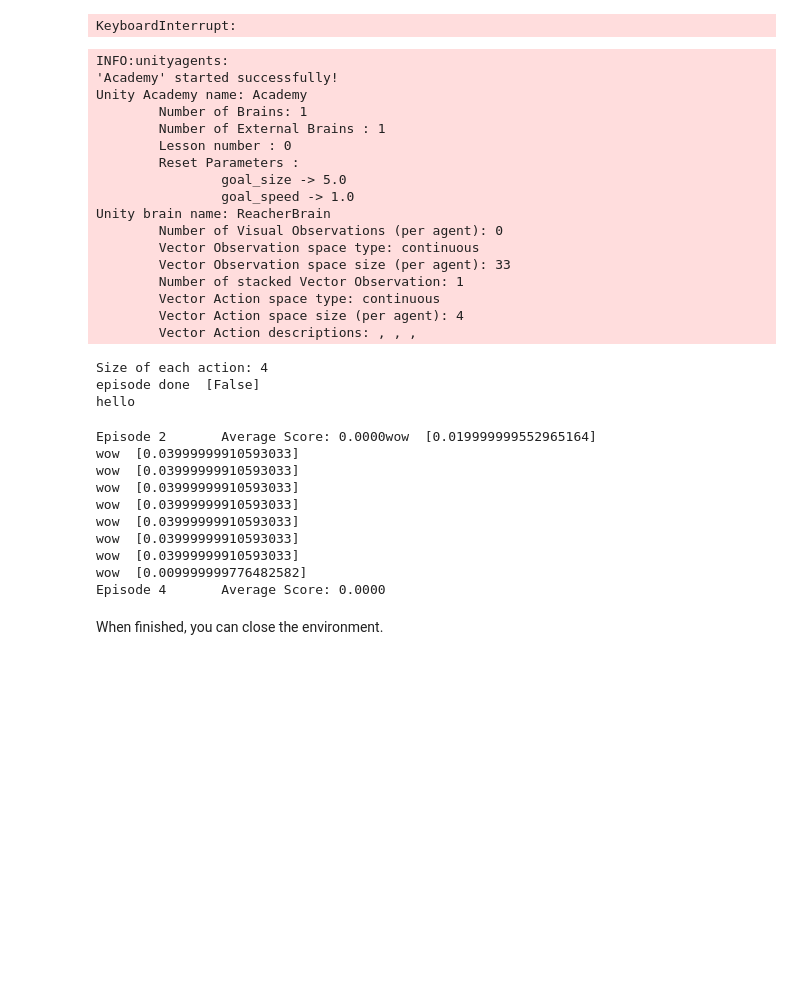
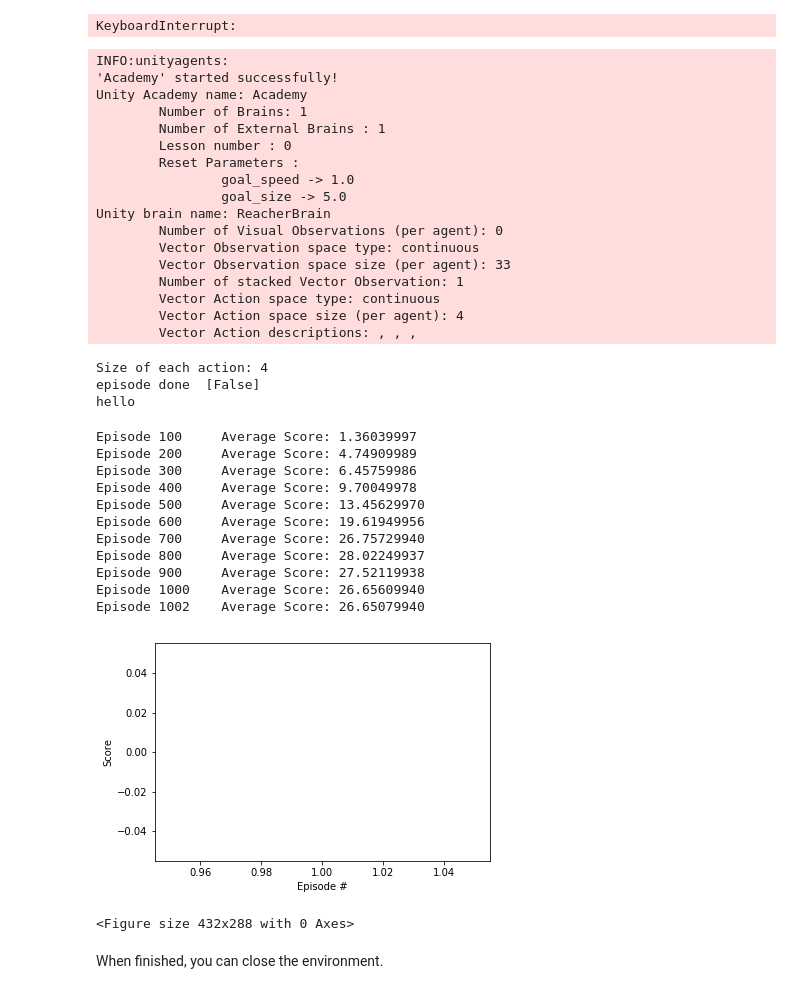
Before and after one commit to mihirp1998/Continuous-control-using-Policy-Based-RL-Method, a Jupyter notebook: temp.ipynb, the cells around one changed output. Saved outputs shown, nothing was run; the diff lists cells and outputs as text; code cells hidden in the pictures; blank space fills up the shorter version.

```diff
--- a/temp.ipynb
+++ b/temp.ipynb
@@ -269,6 +271,8 @@ KeyboardInterrupt:
 from collections import deque
 from ddpg_agent import Agent
 from unityagents import UnityEnvironment
+import torch
+import matplotlib.pyplot as plt
 import numpy as np
 env = UnityEnvironment(file_name='Reacher_Linux_NoVis/Reacher.x86_64')
 brain_name = env.brain_names[0]
@@ -280,7 +284,7 @@ print("episode done ",env_info.local_done)
 # examine the state space
 states = env_info.vector_observations
 state_size = states.shape[1]
-agent = Agent(state_size=state_size, action_size=action_size, random_seed=2)
+agent = Agent(state_size=state_size, action_size=action_size, random_seed=3)
 #scores = np.zeros(1)                          # initialize the score (for each agent)
 print("hello")
 def ddpg(n_episodes=5000, max_t=2000, print_every=100):
@@ -288,10 +292,11 @@ def ddpg(n_episodes=5000, max_t=2000, print_every=100):
     scores = []
     for i_episode in range(1, n_episodes+1):
         #/print("mello")
+        agent.reset()
         env_info = env.reset(train_mode=True)[brain_name]     # reset the environment
         #print("kello")
         state = env_info.vector_observations                 # get the current state (for each agent)
-        score = [0]
+        score = np.zeros(1)
         for t in range(max_t):
             action = agent.act(state)
             env_info = env.step(action)[brain_name]           # send all actions to tne environment
@@ -301,13 +306,13 @@ def ddpg(n_episodes=5000, max_t=2000, print_every=100):
             agent.step(state, action, reward, next_state, done)
             state = next_state
             score += reward
-            if reward[0] != 0.0:
-                print("wow ",reward)
+            if done[0]:
+                break
         avg_score = np.mean(score)
         scores_deque.append(avg_score)
         scores.append(avg_score)
-        print('\rEpisode {}\tAverage Score: {:.4f}'.format(i_episode, np.mean(scores_deque)), end="")
-        if np.mean(scores_deque) >= 30.0:
+        print('\rEpisode {}\tAverage Score: {:.8f}'.format(i_episode, np.mean(scores_deque)), end="")
+        if np.mean(scores_deque) >= 30:
             torch.save(agent.actor_local.state_dict(), 'checkpoint_actor.pth')
             torch.save(agent.critic_local.state_dict(), 'checkpoint_critic.pth')
             break
@@ -317,13 +322,14 @@ def ddpg(n_episodes=5000, max_t=2000, print_every=100):
     return scores
 
 scores = ddpg()
-
 fig = plt.figure()
 ax = fig.add_subplot(111)
+print(scores)
 plt.plot(np.arange(1, len(scores)+1), scores)
 plt.ylabel('Score')
 plt.xlabel('Episode #')
 plt.show()
+plt.savefig("graph.png")
 # %% [output]
 INFO:unityagents:
 'Academy' started successfully!
@@ -332,8 +338,8 @@ Unity Academy name: Academy
         Number of External Brains : 1
         Lesson number : 0
         Reset Parameters :
+                goal_speed -> 1.0
                 goal_size -> 5.0
-                goal_speed -> 1.0
 Unity brain name: ReacherBrain
         Number of Visual Observations (per agent): 0
         Vector Observation space type: continuous
@@ -345,16 +351,33 @@ Unity brain name: ReacherBrain
 Size of each action: 4
 episode done  [False]
 hello
-Episode 2       Average Score: 0.0000wow  [0.019999999552965164]
-wow  [0.03999999910593033]
-wow  [0.03999999910593033]
-wow  [0.03999999910593033]
-wow  [0.03999999910593033]
-wow  [0.03999999910593033]
-wow  [0.03999999910593033]
-wow  [0.03999999910593033]
-wow  [0.009999999776482582]
-Episode 4       Average Score: 0.0000
+Episode 100     Average Score: 1.36039997
+Episode 200     Average Score: 4.74909989
+Episode 300     Average Score: 6.45759986
+Episode 400     Average Score: 9.70049978
+Episode 500     Average Score: 13.45629970
+Episode 600     Average Score: 19.61949956
+Episode 700     Average Score: 26.75729940
+Episode 800     Average Score: 28.02249937
+Episode 900     Average Score: 27.52119938
+Episode 1000    Average Score: 26.65609940
+Episode 1002    Average Score: 26.65079940
+# %%
+import matplotlib.pyplot as plt
+import numpy as np
+#scores = ddpg()
+scores = [0]
+fig = plt.figure()
+ax = fig.add_subplot(111)
+
+plt.plot(np.arange(1, len(scores)+1), scores)
+plt.ylabel('Score')
+plt.xlabel('Episode #')
+plt.show()
+plt.savefig("graph.png")
+# %% [output]
+[figure, added]
+<Figure size 432x288 with 0 Axes>
 # %% [markdown]
 When finished, you can close the environment.
 # %%
```
Also changed, not shown: parts of 4 cells of this notebook, 5 other files.
